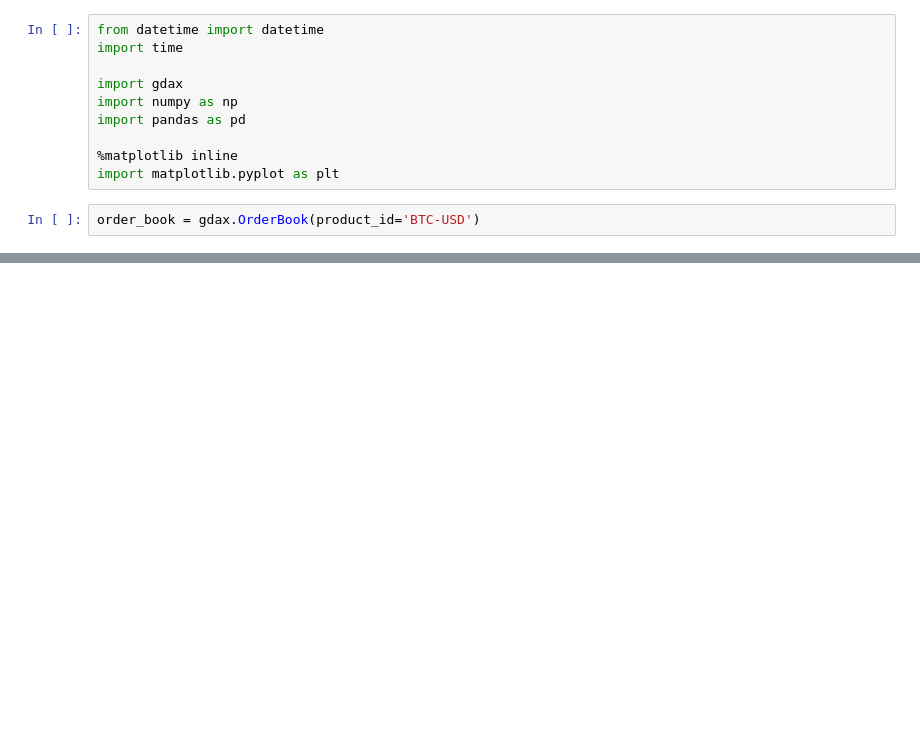
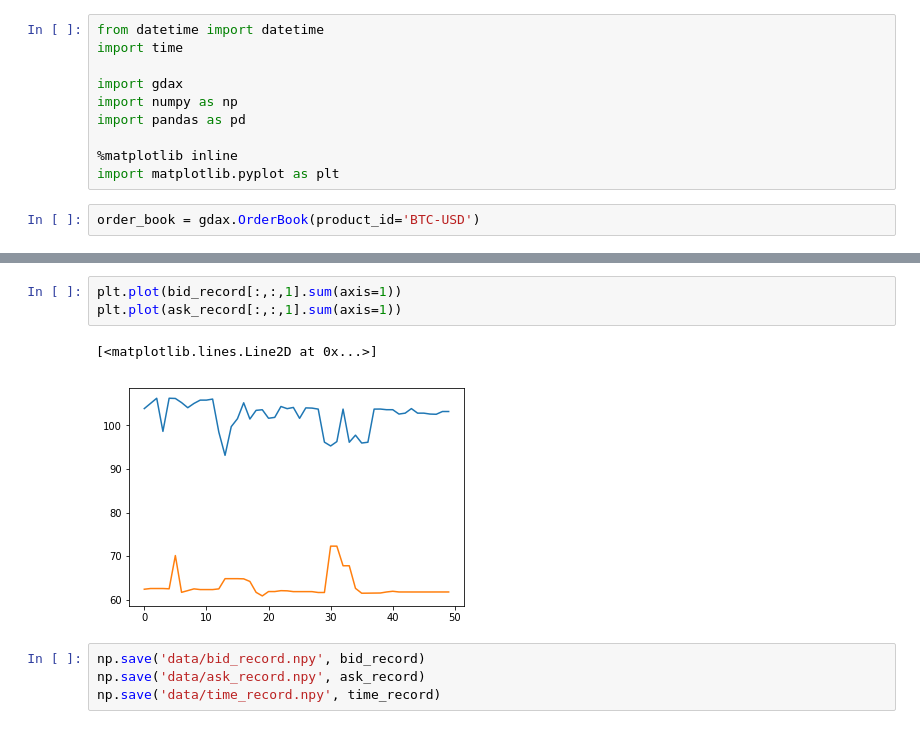
Before and after one commit to inmensustrading/inmensus, a Jupyter notebook: research/book-pressure/data-collection.ipynb, the cells around one changed output, grey strips where cells are left out. Saved outputs shown, nothing was run; the diff lists cells and outputs as text; blank space fills up the shorter version.

Commit message:
Update data collection

```diff
--- a/research/book-pressure/data-collection.ipynb
+++ b/research/book-pressure/data-collection.ipynb
@@ -92,0 +121,10 @@ plt.plot(df['ask-volume'])
+# %%
+plt.plot(bid_record[:,:,1].sum(axis=1))
+plt.plot(ask_record[:,:,1].sum(axis=1))
+# %% [output]
+[<matplotlib.lines.Line2D at 0x...>]
+[figure, added]
+# %%
+np.save('data/bid_record.npy', bid_record)
+np.save('data/ask_record.npy', ask_record)
+np.save('data/time_record.npy', time_record)
```
Also changed, not shown: parts of 14 cells of this notebook.
